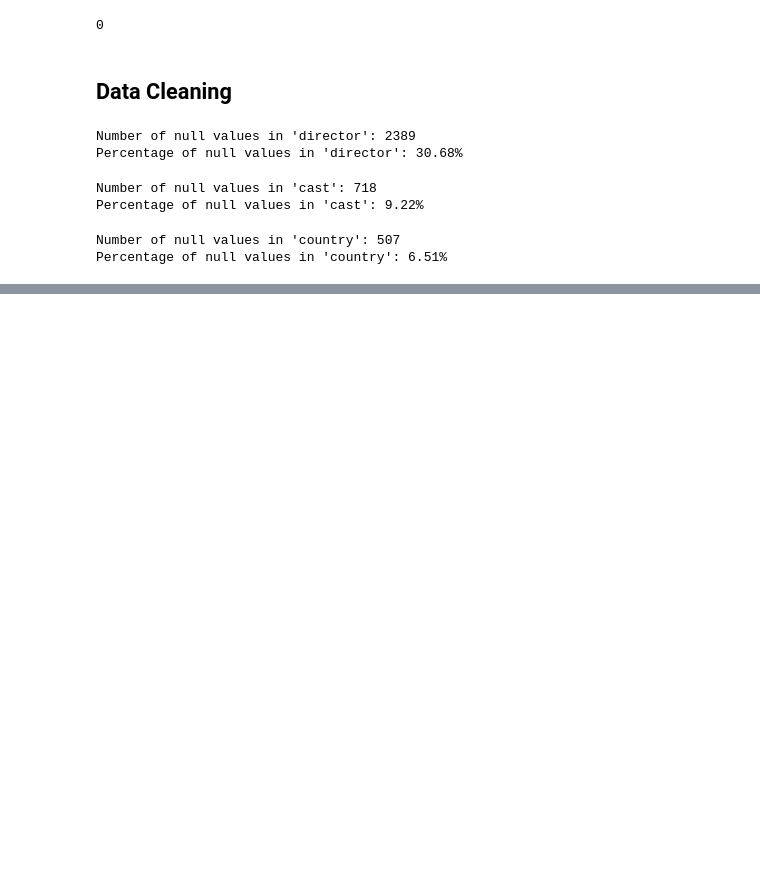
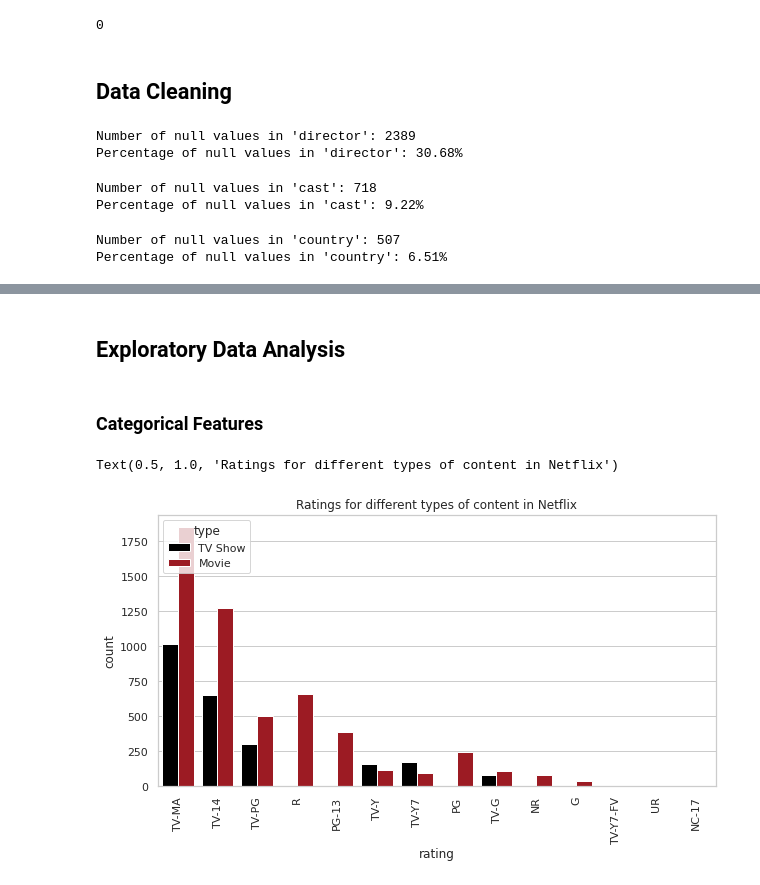
Before and after one commit to HariTarz/Netflix_Movies_And_TV_Shows_Clustering, a Jupyter notebook: Netflix_Movies_And_TV_Shows_Clustering.ipynb, the cells around one changed output, grey strips where cells are left out. Cells and saved outputs as stored; diff of their text form; code cells hidden in the pictures; blank space fills up the shorter version.

Commit message:
Netflix_Movies_And_TV_Shows_Clustering_second_commit_with_Data_Cleaning_EDA

```diff
--- a/Netflix_Movies_And_TV_Shows_Clustering.ipynb
+++ b/Netflix_Movies_And_TV_Shows_Clustering.ipynb
@@ -218,0 +248,13 @@ nf_df.dropna(inplace= True)
+# %% [markdown]
+## Exploratory Data Analysis
+# %% [markdown]
+### Categorical Features
+# %%
+# Plotting different ratings for the different types of contents.
+fig= plt.figure(figsize=(10,5))
+sns.countplot(nf_df.rating, hue=nf_df.type, order= nf_df.rating.value_counts().index, palette= [colors[0], colors[3]])
+plt.xticks(rotation=90)
+plt.title('Ratings for different types of content in Netflix')
+# %% [output]
+Text(0.5, 1.0, 'Ratings for different types of content in Netflix')
+[figure, added]
```
Also changed, not shown: parts of 20 cells of this notebook.
